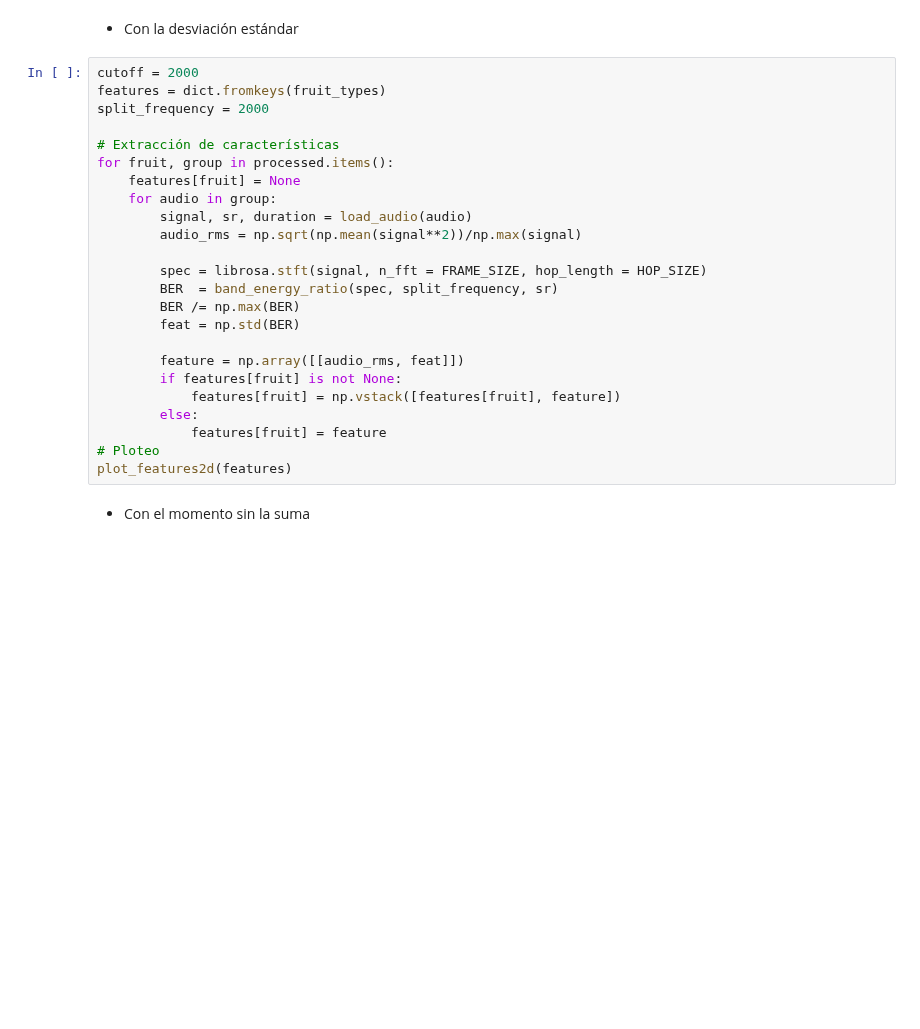
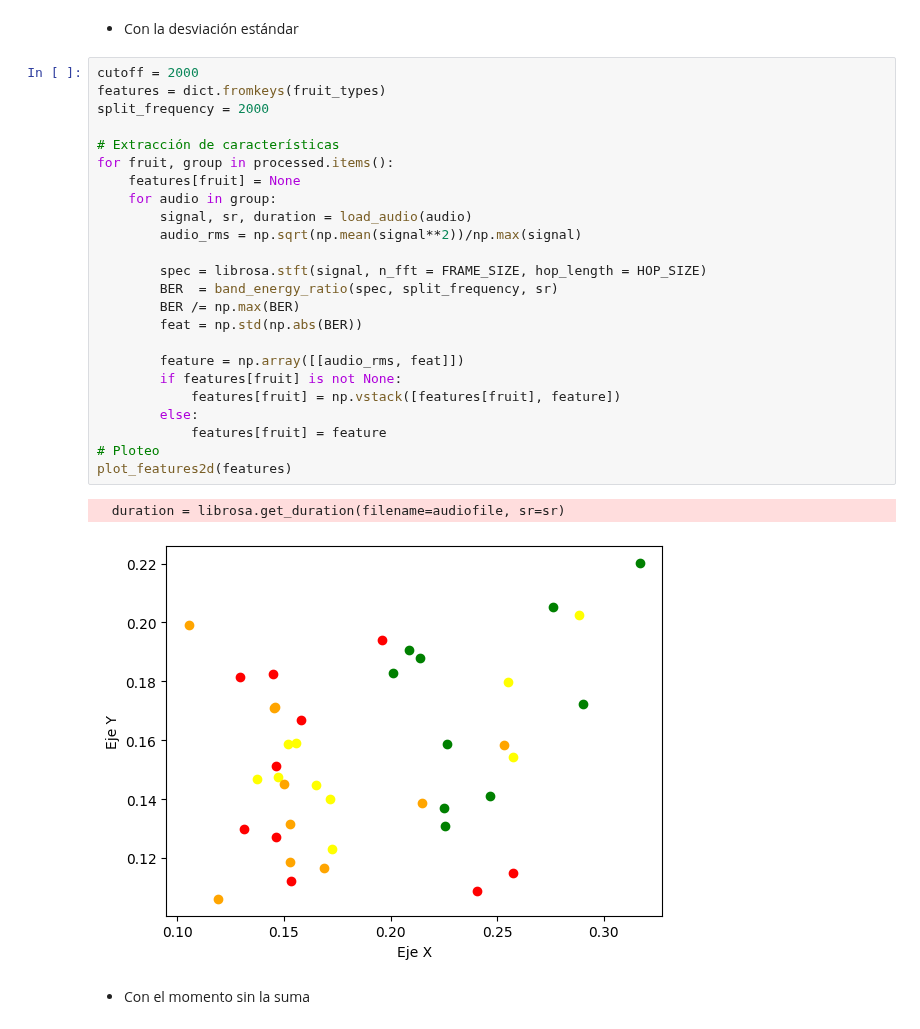
Before and after one commit to Juan2000-coder/Speech_Recognition, a Jupyter notebook: implemetation/first_aproximation/5-BER_rms.ipynb, the cells around one changed output. Drawn from its saved outputs; the diff is of its cells as text; blank space fills up the shorter version.

```diff
--- a/implemetation/first_aproximation/5-BER_rms.ipynb
+++ b/implemetation/first_aproximation/5-BER_rms.ipynb
@@ -334,27 +337,30 @@ plot_features2d(features)
 # %%
 cutoff = 2000
 features = dict.fromkeys(fruit_types)
 split_frequency = 2000
 
 # Extracción de características
 for fruit, group in processed.items():
     features[fruit] = None
     for audio in group:
         signal, sr, duration = load_audio(audio)
         audio_rms = np.sqrt(np.mean(signal**2))/np.max(signal)
 
         spec = librosa.stft(signal, n_fft = FRAME_SIZE, hop_length = HOP_SIZE)
         BER  = band_energy_ratio(spec, split_frequency, sr)
         BER /= np.max(BER)
-        feat = np.std(BER)
+        feat = np.std(np.abs(BER))
 
         feature = np.array([[audio_rms, feat]])
         if features[fruit] is not None:
             features[fruit] = np.vstack([features[fruit], feature])
         else:
             features[fruit] = feature
 # Ploteo
 plot_features2d(features)
+# %% [output]
+  duration = librosa.get_duration(filename=audiofile, sr=sr)
+[figure, added]
 # %% [markdown]
 - Con el momento sin la suma
 # %%
```
Also changed, not shown: parts of 4 cells of this notebook, 1 other file.
